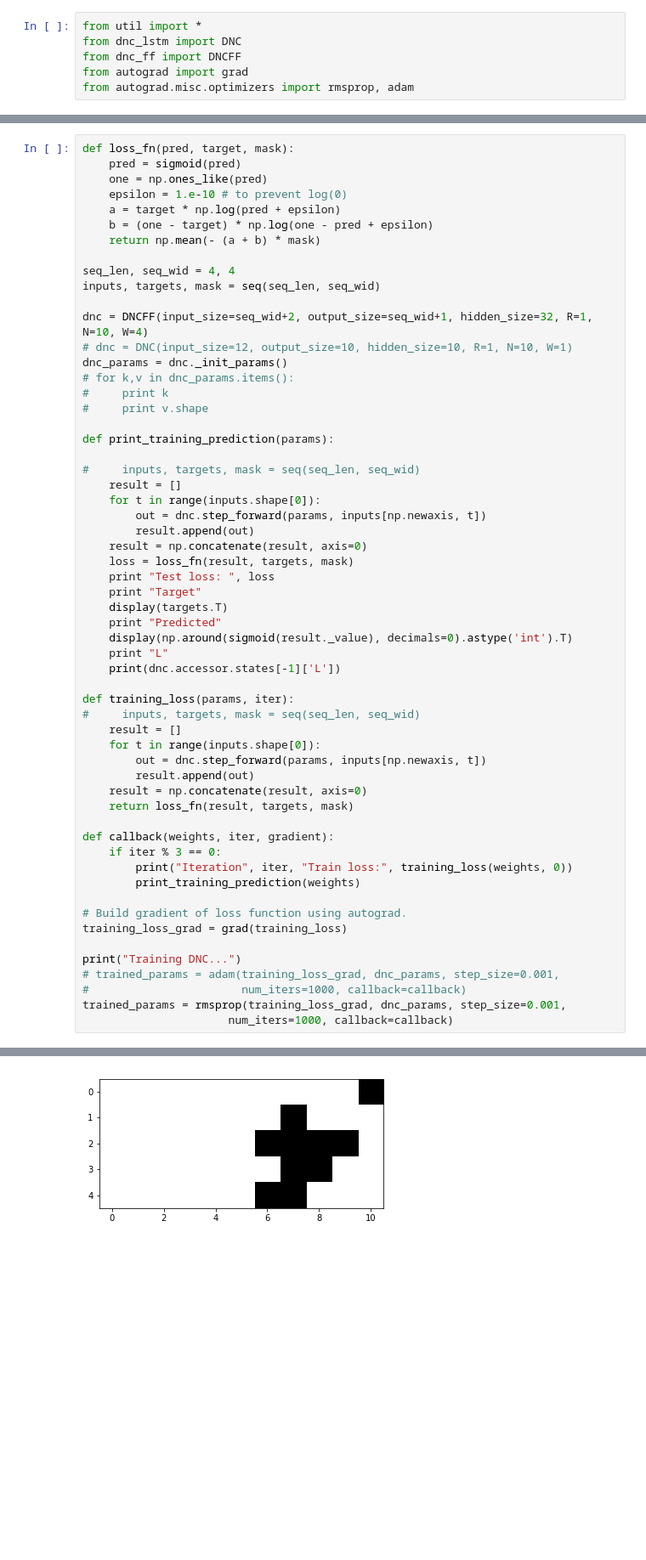
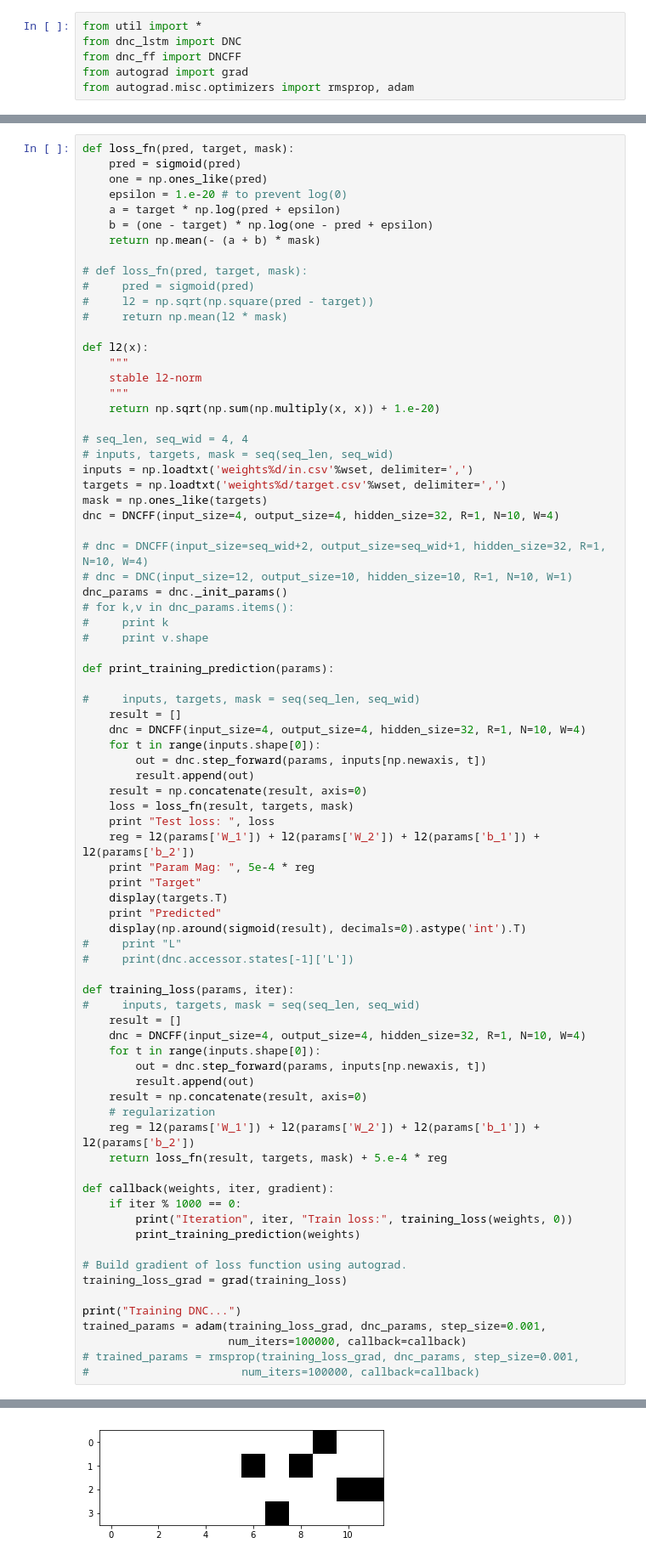
Before and after one commit to bhpfelix/DNC-NumPy, a Jupyter notebook: Trainer.ipynb, the cells around one changed output, grey strips where cells are left out. Shown: that part at 85% size. Cells and saved outputs as stored; diff of their text form; blank space fills up the shorter version.

Commit message:
updated results

```diff
--- a/Trainer.ipynb
+++ b/Trainer.ipynb
@@ -48,15 +48,30 @@ print mask
 def loss_fn(pred, target, mask):
     pred = sigmoid(pred)
     one = np.ones_like(pred)
-    epsilon = 1.e-10 # to prevent log(0)
+    epsilon = 1.e-20 # to prevent log(0)
     a = target * np.log(pred + epsilon)
     b = (one - target) * np.log(one - pred + epsilon)
     return np.mean(- (a + b) * mask)
 
-seq_len, seq_wid = 4, 4
-inputs, targets, mask = seq(seq_len, seq_wid)
+# def loss_fn(pred, target, mask):
+#     pred = sigmoid(pred)
+#     l2 = np.sqrt(np.square(pred - target))
+#     return np.mean(l2 * mask)
 
-dnc = DNCFF(input_size=seq_wid+2, output_size=seq_wid+1, hidden_size=32, R=1, N=10, W=4)
+def l2(x):
+    """
+    stable l2-norm
+    """
+    return np.sqrt(np.sum(np.multiply(x, x)) + 1.e-20)
+
+# seq_len, seq_wid = 4, 4
+# inputs, targets, mask = seq(seq_len, seq_wid)
+inputs = np.loadtxt('weights%d/in.csv'%wset, delimiter=',')
+targets = np.loadtxt('weights%d/target.csv'%wset, delimiter=',')
+mask = np.ones_like(targets)
+dnc = DNCFF(input_size=4, output_size=4, hidden_size=32, R=1, N=10, W=4)
+
+# dnc = DNCFF(input_size=seq_wid+2, output_size=seq_wid+1, hidden_size=32, R=1, N=10, W=4)
 # dnc = DNC(input_size=12, output_size=10, hidden_size=10, R=1, N=10, W=1)
 dnc_params = dnc._init_params()
 # for k,v in dnc_params.items():
@@ -67,30 +82,36 @@ def print_training_prediction(params):
 
 #     inputs, targets, mask = seq(seq_len, seq_wid)
     result = []
+    dnc = DNCFF(input_size=4, output_size=4, hidden_size=32, R=1, N=10, W=4)
     for t in range(inputs.shape[0]):
         out = dnc.step_forward(params, inputs[np.newaxis, t])
         result.append(out)
     result = np.concatenate(result, axis=0)
     loss = loss_fn(result, targets, mask)
     print "Test loss: ", loss
+    reg = l2(params['W_1']) + l2(params['W_2']) + l2(params['b_1']) + l2(params['b_2'])
+    print "Param Mag: ", 5e-4 * reg
     print "Target"
     display(targets.T)
     print "Predicted"
-    display(np.around(sigmoid(result._value), decimals=0).astype('int').T)
-    print "L"
-    print(dnc.accessor.states[-1]['L'])
+    display(np.around(sigmoid(result), decimals=0).astype('int').T)
+#     print "L"
+#     print(dnc.accessor.states[-1]['L'])
 
 def training_loss(params, iter):
 #     inputs, targets, mask = seq(seq_len, seq_wid)
     result = []
+    dnc = DNCFF(input_size=4, output_size=4, hidden_size=32, R=1, N=10, W=4)
     for t in range(inputs.shape[0]):
         out = dnc.step_forward(params, inputs[np.newaxis, t])
         result.append(out)
     result = np.concatenate(result, axis=0)
-    return loss_fn(result, targets, mask)
+    # regularization
+    reg = l2(params['W_1']) + l2(params['W_2']) + l2(params['b_1']) + l2(params['b_2'])
+    return loss_fn(result, targets, mask) + 5.e-4 * reg
 
 def callback(weights, iter, gradient):
-    if iter % 3 == 0:
+    if iter % 1000 == 0:
         print("Iteration", iter, "Train loss:", training_loss(weights, 0))
         print_training_prediction(weights)
 
@@ -98,9 +119,9 @@ def callback(weights, iter, gradient):
 training_loss_grad = grad(training_loss)
 
 print("Training DNC...")
-# trained_params = adam(training_loss_grad, dnc_params, step_size=0.001,
-#                       num_iters=1000, callback=callback)
-trained_params = rmsprop(training_loss_grad, dnc_params, step_size=0.001,
-                      num_iters=1000, callback=callback)
+trained_params = adam(training_loss_grad, dnc_params, step_size=0.001,
+                      num_iters=100000, callback=callback)
+# trained_params = rmsprop(training_loss_grad, dnc_params, step_size=0.001,
+#                       num_iters=100000, callback=callback)
 # %% [output]
 Training DNC...
@@ -109,3 +131,3 @@ Test loss:  Autograd ArrayBox with value 0.31511730264
 Target
-[figure, old version]
+[figure, new version]
 Predicted
```
Also changed, not shown: parts of 5 cells of this notebook.
